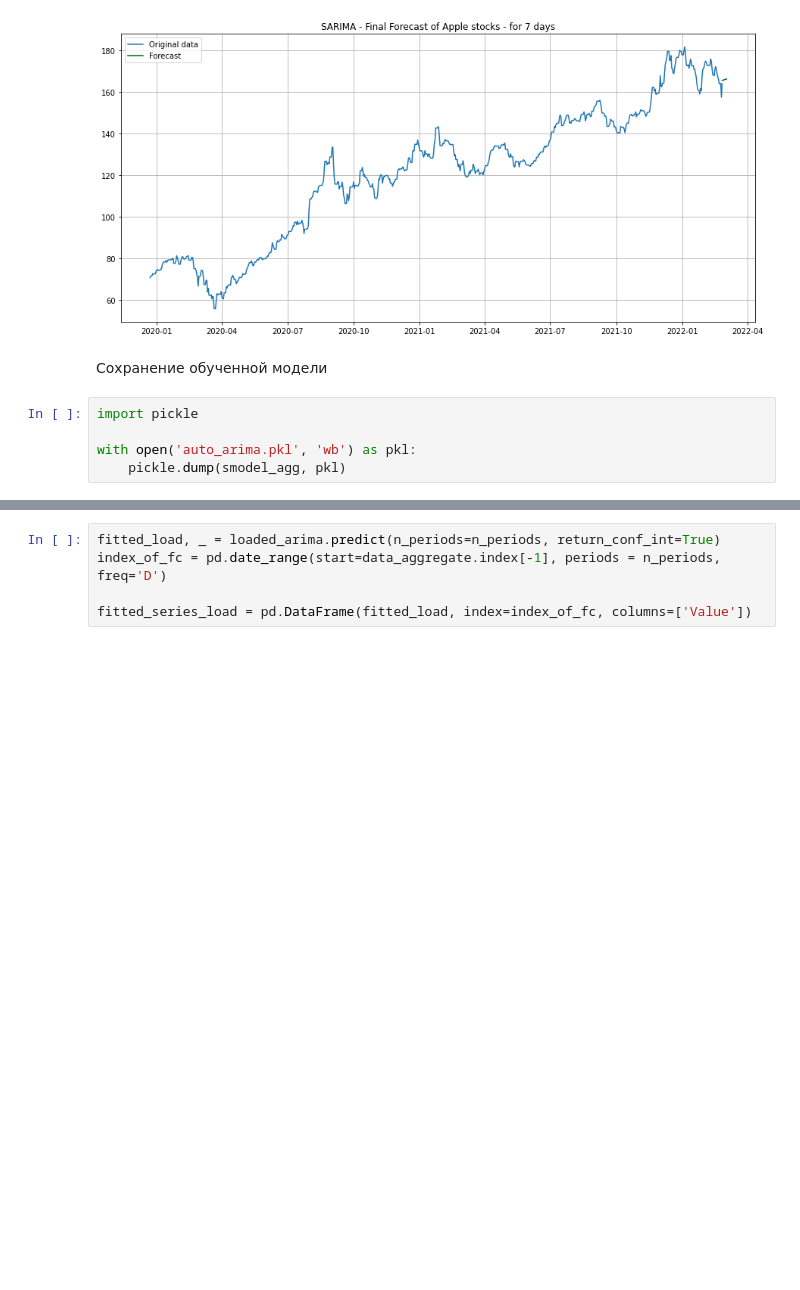
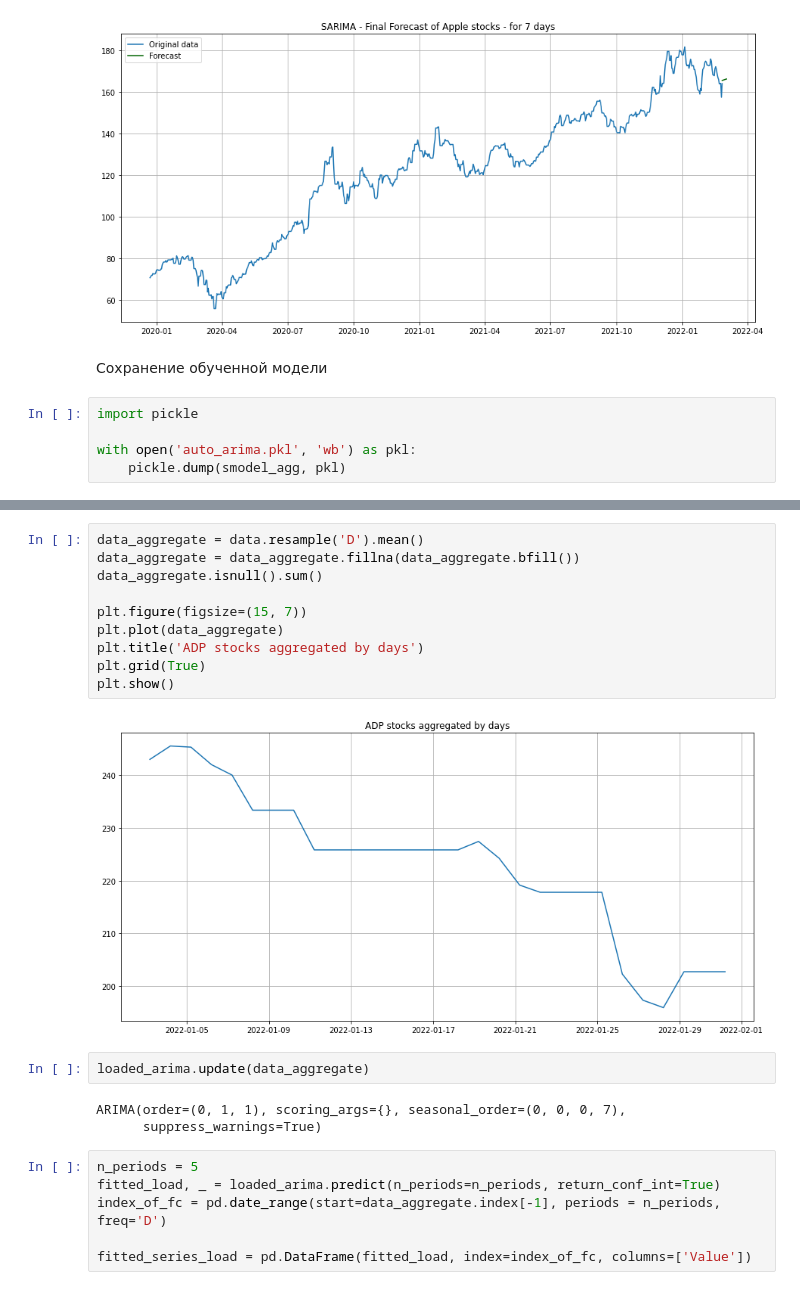
Before and after one commit to Azarius2472/BeRichBot, a Jupyter notebook: models/ARIMA/Auto_arima_demo.ipynb, the cells around one changed output, grey strips where cells are left out. Drawn from its saved outputs; the diff is of its cells as text; blank space fills up the shorter version.

```diff
--- a/models/ARIMA/Auto_arima_demo.ipynb
+++ b/models/ARIMA/Auto_arima_demo.ipynb
@@ -237,4 +254,22 @@ with open('auto_arima.pkl', 'rb') as pkl:
+# %%
+data_aggregate = data.resample('D').mean()
+data_aggregate = data_aggregate.fillna(data_aggregate.bfill())
+data_aggregate.isnull().sum()
+
+plt.figure(figsize=(15, 7))
+plt.plot(data_aggregate)
+plt.title('ADP stocks aggregated by days')
+plt.grid(True)
+plt.show()
+# %% [output]
+[figure, added]
+# %%
+loaded_arima.update(data_aggregate)
+# %% [output]
+ARIMA(order=(0, 1, 1), scoring_args={}, seasonal_order=(0, 0, 0, 7),
+      suppress_warnings=True)
 # %%
+n_periods = 5
 fitted_load, _ = loaded_arima.predict(n_periods=n_periods, return_conf_int=True)
 index_of_fc = pd.date_range(start=data_aggregate.index[-1], periods = n_periods, freq='D')
 
```
Also changed, not shown: parts of 8 cells of this notebook, 2 other files.
